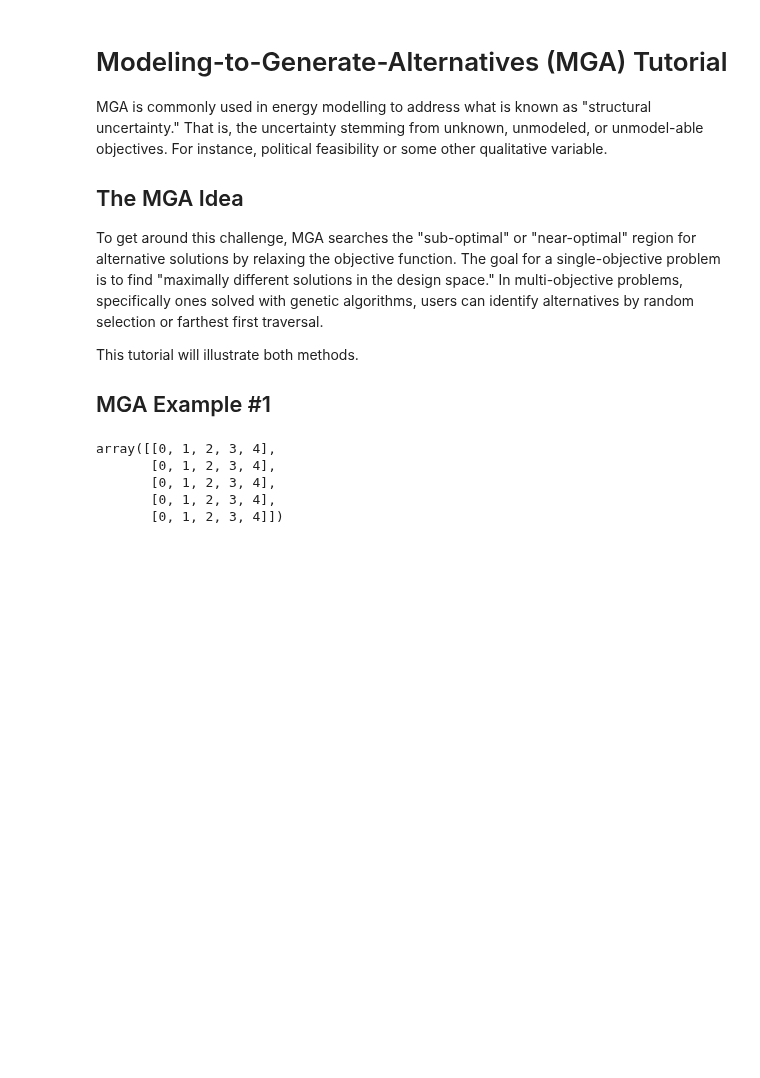
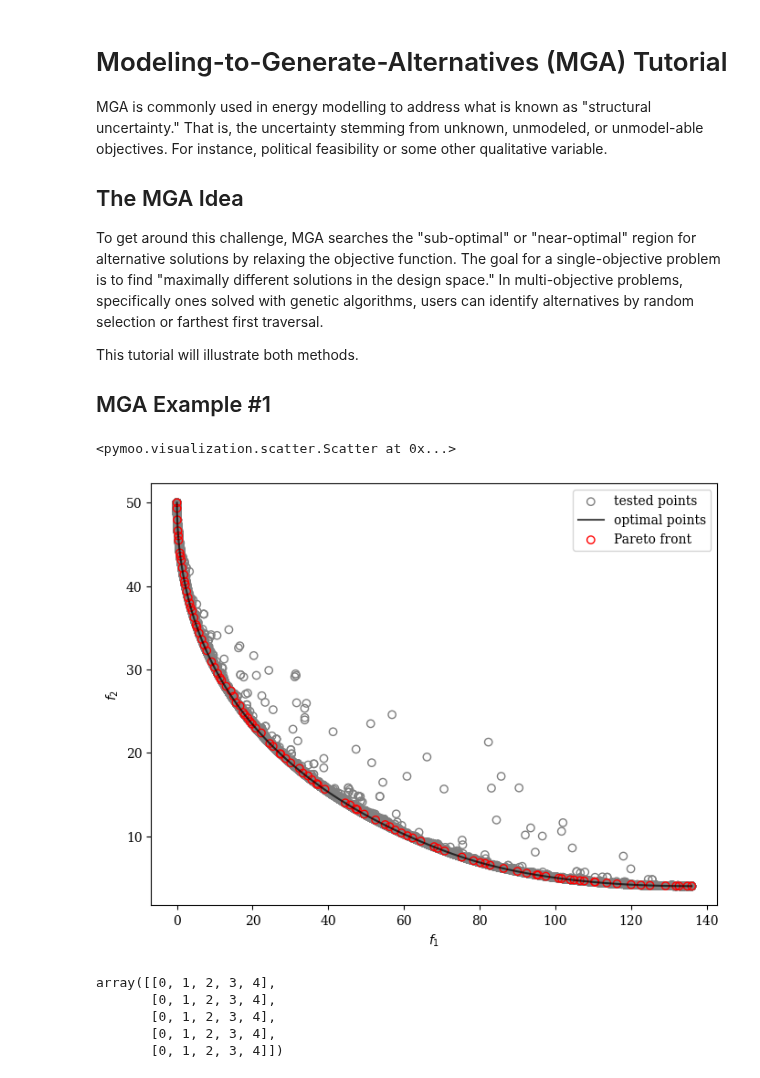
Before and after one commit to arfc/osier, a Jupyter notebook: docs/source/examples/mga_tutorial.ipynb, the cells around one changed output. Cells and saved outputs as stored; diff of their text form; code cells hidden in the pictures; blank space fills up the shorter version.

Commit message:
removes breakpoint and adds a problem to mga example

```diff
--- a/docs/source/examples/mga_tutorial.ipynb
+++ b/docs/source/examples/mga_tutorial.ipynb
@@ -103,3 +31,31 @@ def farthest_first(X, D, n_points, start_idx=None, seed=1234):
+# %%
+problem = get_problem("bnh")
+
+algorithm = NSGA2(pop_size=100)
+
+res = minimize(problem,
+               algorithm,
+               ('n_gen', 200),
+               seed=1,
+               verbose=False,
+               save_history=True
+               )
+# %%
+plot = Scatter()
+plot.legend = True
+
+for i, history in enumerate(res.history):
+    if i == 1:
+        plot.add(history.pop.get("F"), facecolor="none", edgecolor='gray', label='tested points')
+    else:
+        plot.add(history.pop.get("F"), facecolor="none", edgecolor='gray')
+plot.add(problem.pareto_front(), plot_type="line", color="black", alpha=0.7, label='optimal points')
+plot.add(res.F, facecolor="none", edgecolor="red", label='Pareto front')
+# plot.legend()
+plot.show()
+# %% [output]
+<pymoo.visualization.scatter.Scatter at 0x...>
+[figure, added]
 # %%
 N = 1  # the number of different technologies or objectives.
 pop_size = 5  # the number of unique individuals.
```
Also changed, not shown: parts of 3 cells of this notebook, 1 other file.
